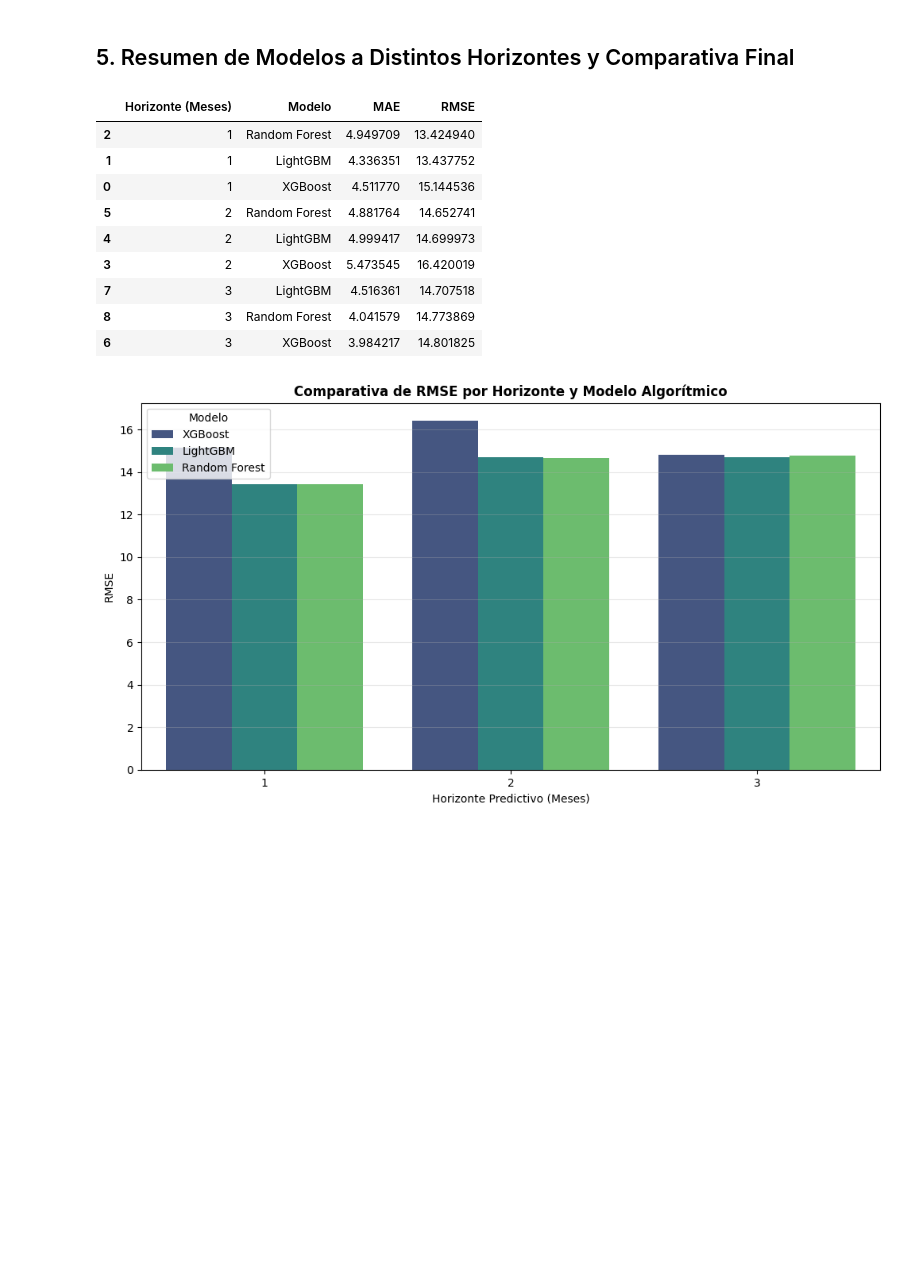
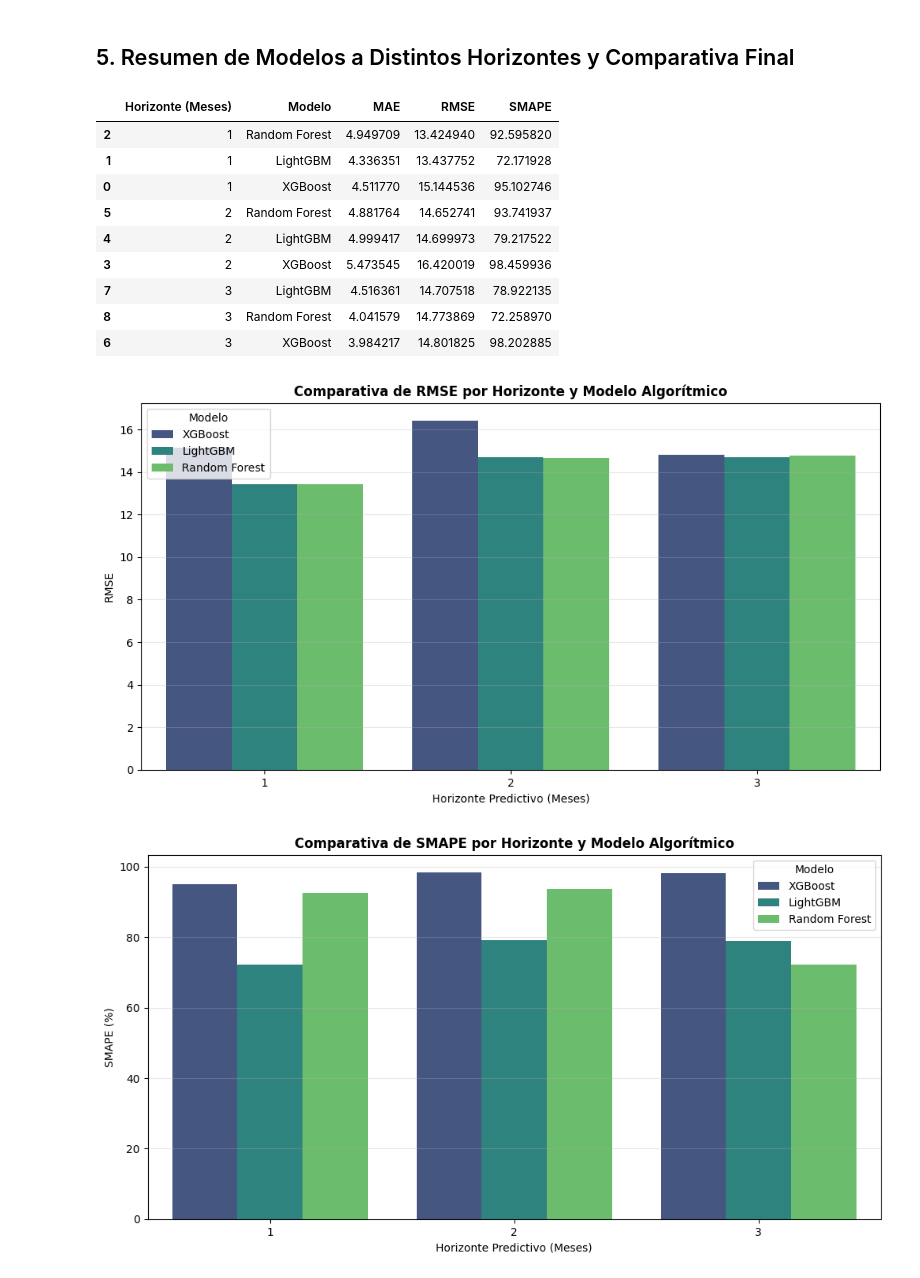
Before and after one commit to GeraP97/pi-equipo32, a Jupyter notebook: notebooks/Model Testing/Avance4/ArbolesPrediccionPeriodicaMau/TestingArboles.ipynb, the cells around one changed output. Cells and saved outputs as stored; diff of their text form; code cells hidden in the pictures; blank space fills up the shorter version.

```diff
--- a/notebooks/Model Testing/Avance4/ArbolesPrediccionPeriodicaMau/TestingArboles.ipynb
+++ b/notebooks/Model Testing/Avance4/ArbolesPrediccionPeriodicaMau/TestingArboles.ipynb
@@ -164,4 +195,12 @@ En el modelado *Direct Forecasting*, para un horizonte `h`, desplazamos nuestro
 # %%
+# función para calcular SMAPE (Symmetric Mean Absolute Percentage Error)
+def smape(y_true, y_pred):
+    y_true, y_pred = np.array(y_true), np.array(y_pred)
+    denominator = (np.abs(y_true) + np.abs(y_pred))
+    # Avoid division by zero
+    denominator = np.where(denominator == 0, 1, denominator)
+    return 100 * np.mean(np.abs(y_pred - y_true) / denominator)
+
 # Lista de horizontes de predicción en meses
 horizontes = [1, 2, 3]
 
@@ -203,27 +242,29 @@ for h in horizontes:
     y_test = test_df[target_col].values
 
     for nombre_modelo, modelo in modelos.items():
-        # Fit
+        # Entrenamiento del modelo
         modelo.fit(X_train, y_train)
 
-        # Predict on Test
+        # Predicción
         preds = modelo.predict(X_test)
         preds = np.maximum(preds, 0) # Clip a cero si el modelo regresa valores negativos en un número real de casos
 
-        # Metrics
+        # Metrics: MAE, RMSE y SMAPE (SMAPE ya fue definida en la celda de imports/funciones)
         mae = mean_absolute_error(y_test, preds)
         rmse = np.sqrt(mean_squared_error(y_test, preds))
+        smape_val = smape(y_test, preds)
 
-        print(f"[{nombre_modelo}] Horizonte {h}m -> MAE: {mae:.4f} | RMSE: {rmse:.4f}")
+        # Imprimimos métricas resumidas por modelo y horizonte
+        print(f"[{nombre_modelo}] Horizonte {h}m -> MAE: {mae:.4f} | RMSE: {rmse:.4f} | SMAPE: {smape_val:.2f}%")
 
+        # Guardamos resultados para el resumen y las gráficas finales
         resultados_globales.append({
             "Horizonte (Meses)": h,
             "Modelo": nombre_modelo,
             "MAE": mae,
-            "RMSE": rmse
+            "RMSE": rmse,
+            "SMAPE": smape_val
         })
-
-        # Graficamos sólo Random Forest para no saturar si lo desea el usuario, o en este caso los graficaremos como muestra final
 # %% [output]
 ==================================================
  MODELANDO HORIZONTE: 1 MESES AL FUTURO (t+1)
@@ -250,24 +291,43 @@ for h in horizontes:
 # %%
 df_res = pd.DataFrame(resultados_globales)
 display(df_res.sort_values(by=["Horizonte (Meses)", "RMSE"]))
 
-# Gráfico de barras
+# Gráfico de barras RMSE
 plt.figure(figsize=(12, 6))
 sns.barplot(data=df_res, x="Horizonte (Meses)", y="RMSE", hue="Modelo", palette="viridis")
 plt.title("Comparativa de RMSE por Horizonte y Modelo Algorítmico", fontweight="bold")
 plt.ylabel("RMSE")
 plt.xlabel("Horizonte Predictivo (Meses)")
 plt.grid(True, alpha=0.3, axis="y")
 plt.show()
+
+# Gráfico de barras SMAPE
+plt.figure(figsize=(12, 6))
+sns.barplot(data=df_res, x="Horizonte (Meses)", y="SMAPE", hue="Modelo", palette="viridis")
+plt.title("Comparativa de SMAPE por Horizonte y Modelo Algorítmico", fontweight="bold")
+plt.ylabel("SMAPE (%)")
+plt.xlabel("Horizonte Predictivo (Meses)")
+plt.grid(True, alpha=0.3, axis="y")
+plt.show()
+
+# Gráfico de barras MAE
+plt.figure(figsize=(12, 6))
+sns.barplot(data=df_res, x="Horizonte (Meses)", y="MAE", hue="Modelo", palette="viridis")
+plt.title("Comparativa de MAE por Horizonte y Modelo Algorítmico", fontweight="bold")
+plt.ylabel("MAE")
+plt.xlabel("Horizonte Predictivo (Meses)")
+plt.grid(True, alpha=0.3, axis="y")
+plt.show()
 # %% [output]
-|  | Horizonte (Meses) | Modelo | MAE | RMSE |
-| 2 | 1 | Random Forest | 4.949709 | 13.424940 |
-| 1 | 1 | LightGBM | 4.336351 | 13.437752 |
-| 0 | 1 | XGBoost | 4.511770 | 15.144536 |
-| 5 | 2 | Random Forest | 4.881764 | 14.652741 |
-| 4 | 2 | LightGBM | 4.999417 | 14.699973 |
-| 3 | 2 | XGBoost | 5.473545 | 16.420019 |
-| 7 | 3 | LightGBM | 4.516361 | 14.707518 |
-| 8 | 3 | Random Forest | 4.041579 | 14.773869 |
-| 6 | 3 | XGBoost | 3.984217 | 14.801825 |
+|  | Horizonte (Meses) | Modelo | MAE | RMSE | SMAPE |
+| 2 | 1 | Random Forest | 4.949709 | 13.424940 | 92.595820 |
+| 1 | 1 | LightGBM | 4.336351 | 13.437752 | 72.171928 |
+| 0 | 1 | XGBoost | 4.511770 | 15.144536 | 95.102746 |
+| 5 | 2 | Random Forest | 4.881764 | 14.652741 | 93.741937 |
+| 4 | 2 | LightGBM | 4.999417 | 14.699973 | 79.217522 |
+| 3 | 2 | XGBoost | 5.473545 | 16.420019 | 98.459936 |
+| 7 | 3 | LightGBM | 4.516361 | 14.707518 | 78.922135 |
+| 8 | 3 | Random Forest | 4.041579 | 14.773869 | 72.258970 |
+| 6 | 3 | XGBoost | 3.984217 | 14.801825 | 98.202885 |
 [figure]
+[figure, added]
```
Also changed, not shown: parts of 11 cells of this notebook.
